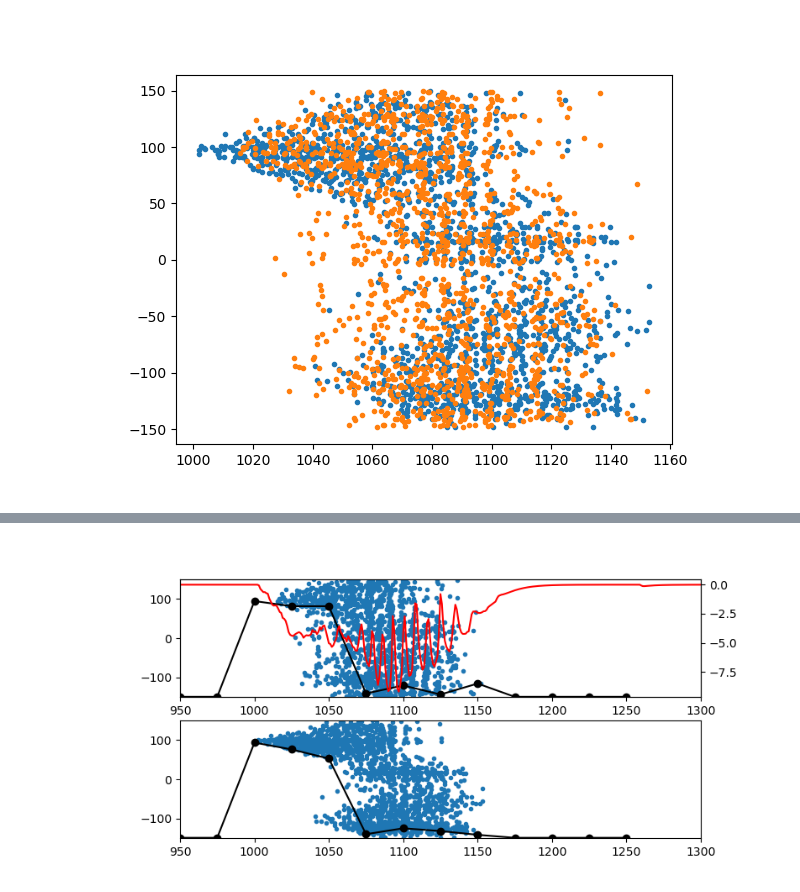
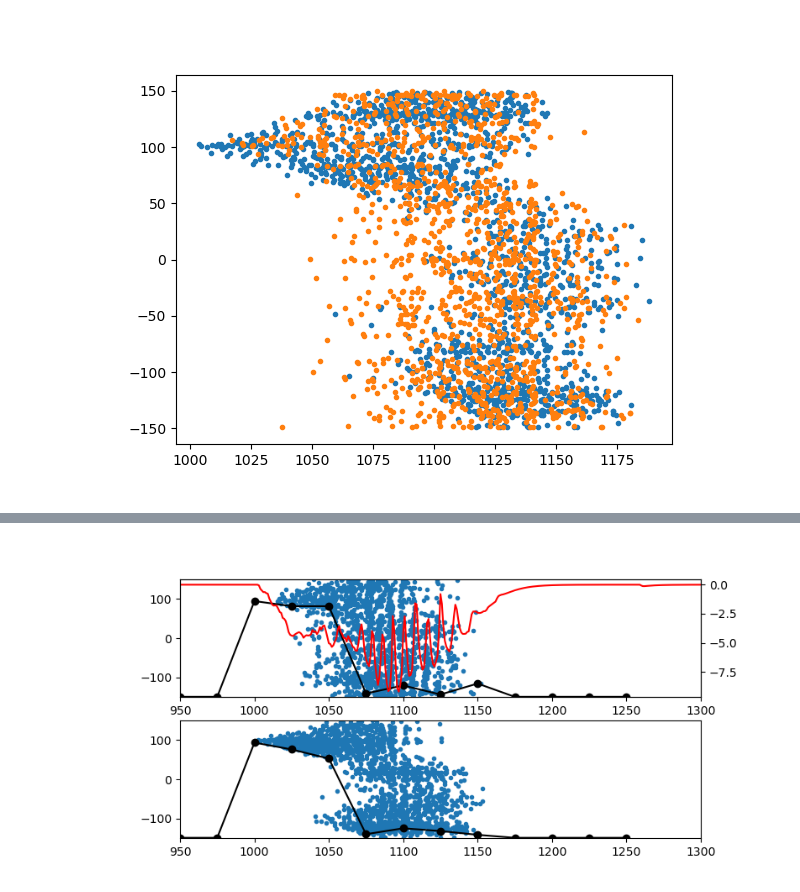
Before and after one commit to justidy1/IctalPlaceCell, a Jupyter notebook: query_replay.ipynb, the cells around one changed output, grey strips where cells are left out. Drawn from its saved outputs; the diff is of its cells as text; code cells hidden in the pictures.

```diff
--- a/query_replay.ipynb
+++ b/query_replay.ipynb
@@ -152,8 +166,8 @@ def sim_wrapper(data,wh,ictal,sim_time,cue_locations,cue_time,cue_duration=20,cu
     return s_times,s_senders,s_place_CA1,s_place_CA3,CA3_lfp_sig,CA1_lfp_sig,lfp_sig_ts,pf_CA3,pf_CA1
 # %%
 ictal=True
-wh=8
-s_times,s_senders,s_place_CA1,s_place_CA3,CA3_lfp_sig,CA1_lfp_sig,lfp_sig_ts,pf_CA3,pf_CA1 = sim_wrapper(data,wh,ictal,1350,[90,110],1000,cue_weight=1500,bg_w=10,seed=29)
+wh=0
+s_times,s_senders,s_place_CA1,s_place_CA3,CA3_lfp_sig,CA1_lfp_sig,lfp_sig_ts,pf_CA3,pf_CA1 = sim_wrapper(data,wh,ictal,1350,[90,110],1000,cue_weight=500,bg_w=10,seed=2)
 
 plt.close('all')
 plt.figure()
@@ -174,2 +188,2 @@ Aug 03 14:10:55 SimulationManager::run [Info]:
     Simulation finished.
-[figure, old version]
+[figure, new version]
```
Also changed, not shown: parts of 14 cells of this notebook, 1 other file.
